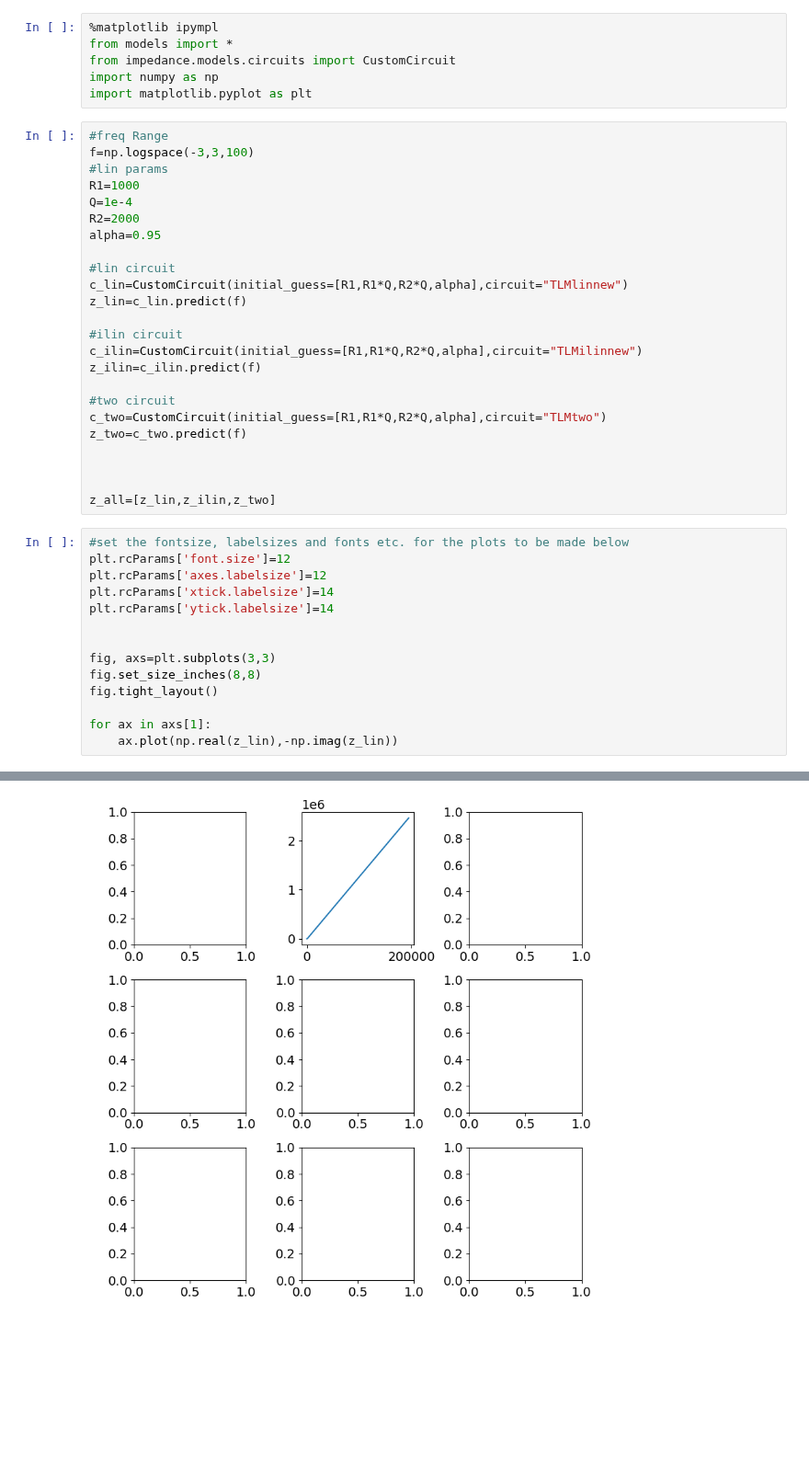
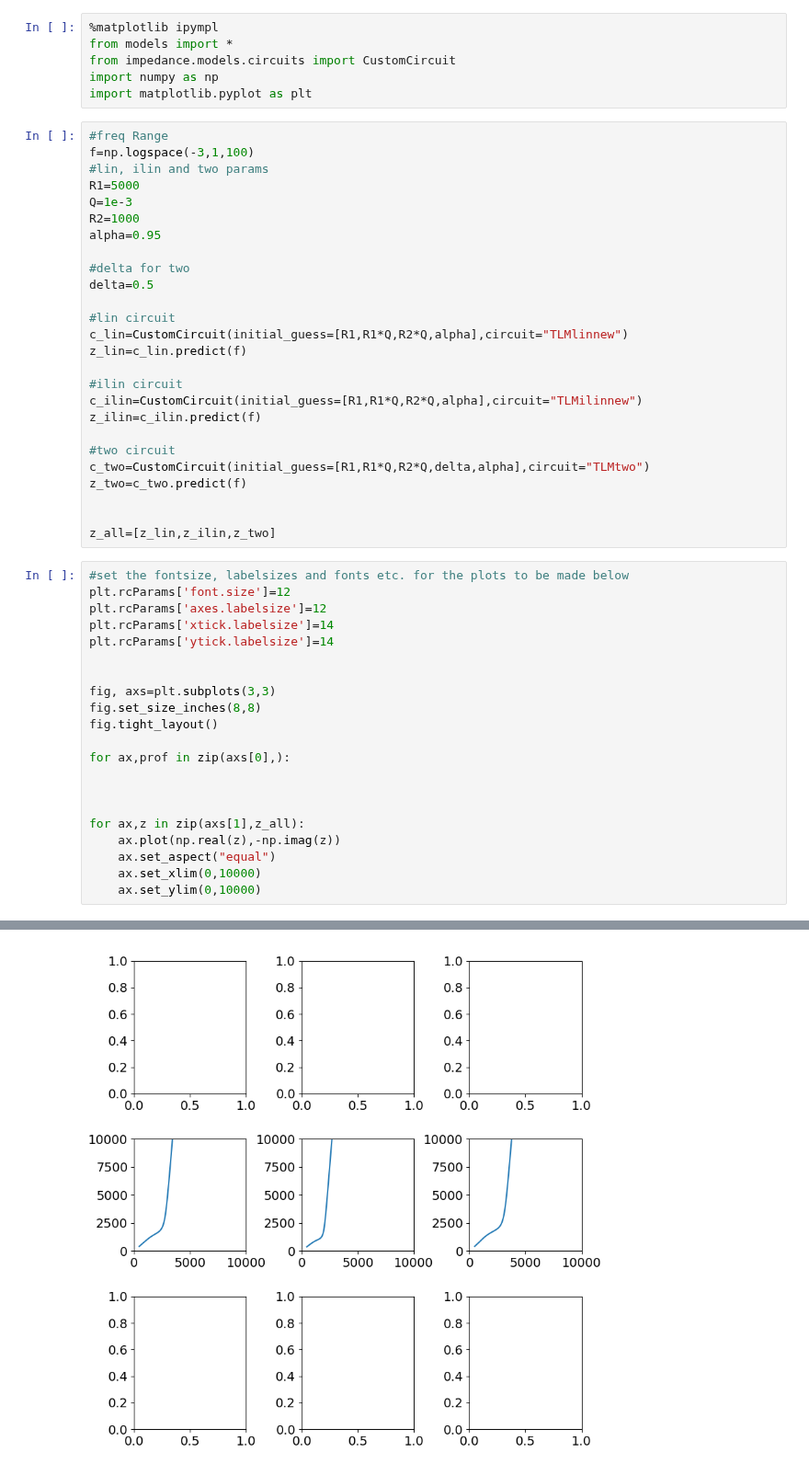
Before and after one commit to Yugal0/fitting-eis-dipangle-analysis, a Jupyter notebook: figure_flow.ipynb, the cells around one changed output, grey strips where cells are left out. Shown at 92% size. Cells and saved outputs as stored; diff of their text form; blank space fills up the shorter version.

```diff
--- a/figure_flow.ipynb
+++ b/figure_flow.ipynb
@@ -6,12 +6,15 @@ import numpy as np
 import matplotlib.pyplot as plt
 # %%
 #freq Range
-f=np.logspace(-3,3,100)
-#lin params
-R1=1000
-Q=1e-4
-R2=2000
+f=np.logspace(-3,1,100)
+#lin, ilin and two params
+R1=5000
+Q=1e-3
+R2=1000
 alpha=0.95
+
+#delta for two
+delta=0.5
 
 #lin circuit
 c_lin=CustomCircuit(initial_guess=[R1,R1*Q,R2*Q,alpha],circuit="TLMlinnew")
@@ -22,11 +25,10 @@ c_ilin=CustomCircuit(initial_guess=[R1,R1*Q,R2*Q,alpha],circuit="TLMilinnew")
 z_ilin=c_ilin.predict(f)
 
 #two circuit
-c_two=CustomCircuit(initial_guess=[R1,R1*Q,R2*Q,alpha],circuit="TLMtwo")
+c_two=CustomCircuit(initial_guess=[R1,R1*Q,R2*Q,delta,alpha],circuit="TLMtwo")
 z_two=c_two.predict(f)
 
 
-
 z_all=[z_lin,z_ilin,z_two]
 # %%
 #set the fontsize, labelsizes and fonts etc. for the plots to be made below
@@ -40,6 +42,13 @@ fig, axs=plt.subplots(3,3)
 fig.set_size_inches(8,8)
 fig.tight_layout()
 
-for ax in axs[1]:
-    ax.plot(np.real(z_lin),-np.imag(z_lin))
+for ax,prof in zip(axs[0],):
+
+
+
+for ax,z in zip(axs[1],z_all):
+    ax.plot(np.real(z),-np.imag(z))
+    ax.set_aspect("equal")
+    ax.set_xlim(0,10000)
+    ax.set_ylim(0,10000)
 # %% [output]
@@ -47 +55 @@ for ax in axs[1]:
-[figure, old version]
+[figure, new version]
```
Also changed, not shown: parts of 1 cell of this notebook.
